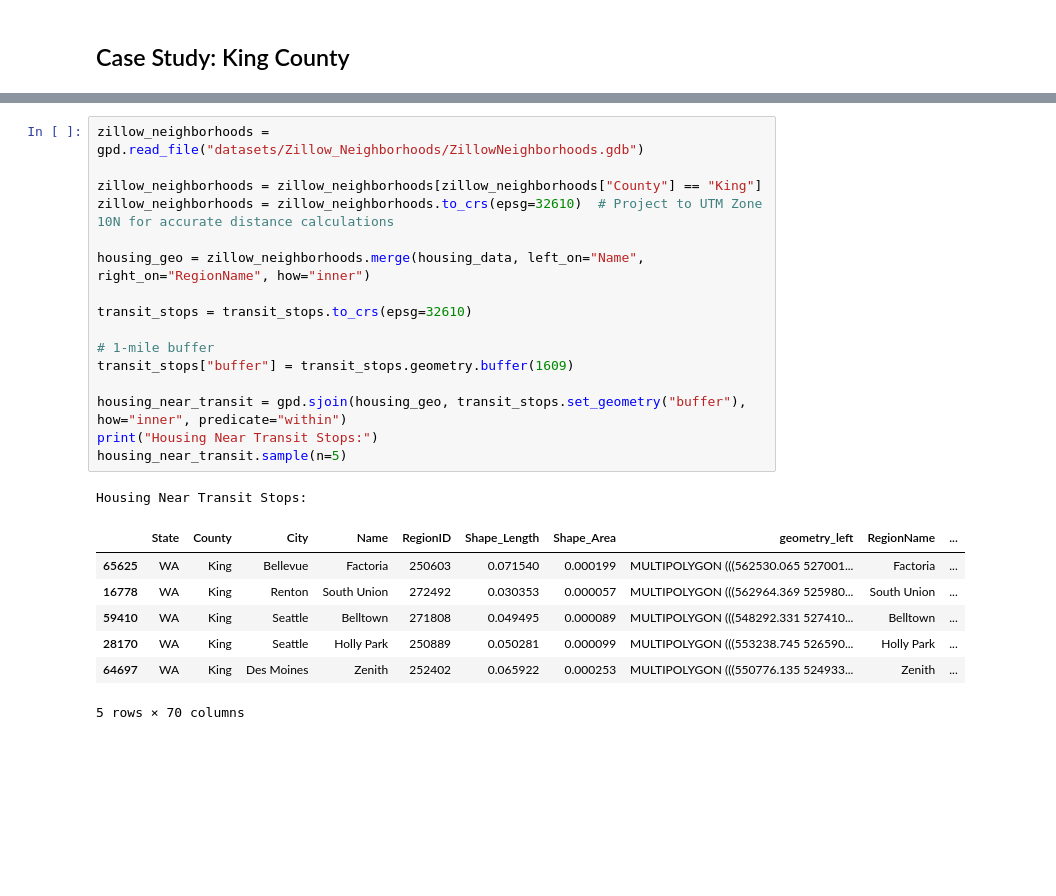
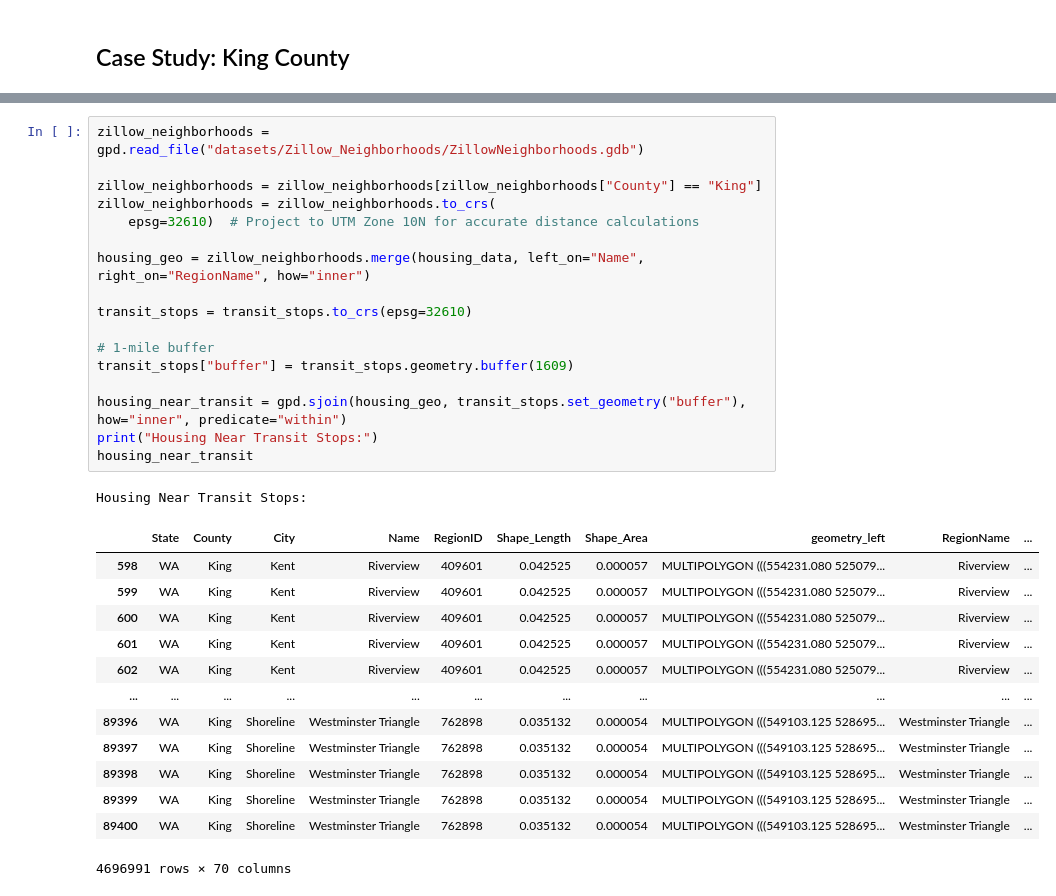
Before and after one commit to cparthiv/TSA-real-estate-analysis, a Jupyter notebook: draft.ipynb, the cells around one changed output, grey strips where cells are left out. Saved outputs shown, nothing was run; the diff lists cells and outputs as text; blank space fills up the shorter version.

```diff
--- a/draft.ipynb
+++ b/draft.ipynb
@@ -137,25 +139,32 @@ Cleaned Demographics Data:
 # %%
 zillow_neighborhoods = gpd.read_file("datasets/Zillow_Neighborhoods/ZillowNeighborhoods.gdb")
 
 zillow_neighborhoods = zillow_neighborhoods[zillow_neighborhoods["County"] == "King"]
-zillow_neighborhoods = zillow_neighborhoods.to_crs(epsg=32610)  # Project to UTM Zone 10N for accurate distance calculations
+zillow_neighborhoods = zillow_neighborhoods.to_crs(
+    epsg=32610)  # Project to UTM Zone 10N for accurate distance calculations
 
 housing_geo = zillow_neighborhoods.merge(housing_data, left_on="Name", right_on="RegionName", how="inner")
 
 transit_stops = transit_stops.to_crs(epsg=32610)
 
 # 1-mile buffer
 transit_stops["buffer"] = transit_stops.geometry.buffer(1609)
 
 housing_near_transit = gpd.sjoin(housing_geo, transit_stops.set_geometry("buffer"), how="inner", predicate="within")
 print("Housing Near Transit Stops:")
-housing_near_transit.sample(n=5)
+housing_near_transit
 # %% [output]
 Housing Near Transit Stops:
 |  | State | County | City | Name | RegionID | Shape_Length | Shape_Area | geometry_left | RegionName | ... |
-| 65625 | WA | King | Bellevue | Factoria | 250603 | 0.071540 | 0.000199 | MULTIPOLYGON (((562530.065 527001... | Factoria | ... |
-| 16778 | WA | King | Renton | South Union | 272492 | 0.030353 | 0.000057 | MULTIPOLYGON (((562964.369 525980... | South Union | ... |
-| 59410 | WA | King | Seattle | Belltown | 271808 | 0.049495 | 0.000089 | MULTIPOLYGON (((548292.331 527410... | Belltown | ... |
-| 28170 | WA | King | Seattle | Holly Park | 250889 | 0.050281 | 0.000099 | MULTIPOLYGON (((553238.745 526590... | Holly Park | ... |
-| 64697 | WA | King | Des Moines | Zenith | 252402 | 0.065922 | 0.000253 | MULTIPOLYGON (((550776.135 524933... | Zenith | ... |
+| 598 | WA | King | Kent | Riverview | 409601 | 0.042525 | 0.000057 | MULTIPOLYGON (((554231.080 525079... | Riverview | ... |
+| 599 | WA | King | Kent | Riverview | 409601 | 0.042525 | 0.000057 | MULTIPOLYGON (((554231.080 525079... | Riverview | ... |
+| 600 | WA | King | Kent | Riverview | 409601 | 0.042525 | 0.000057 | MULTIPOLYGON (((554231.080 525079... | Riverview | ... |
+| 601 | WA | King | Kent | Riverview | 409601 | 0.042525 | 0.000057 | MULTIPOLYGON (((554231.080 525079... | Riverview | ... |
+| 602 | WA | King | Kent | Riverview | 409601 | 0.042525 | 0.000057 | MULTIPOLYGON (((554231.080 525079... | Riverview | ... |
+| ... | ... | ... | ... | ... | ... | ... | ... | ... | ... | ... |
+| 89396 | WA | King | Shoreline | Westminster Triangle | 762898 | 0.035132 | 0.000054 | MULTIPOLYGON (((549103.125 528695... | Westminster Triangle | ... |
+| 89397 | WA | King | Shoreline | Westminster Triangle | 762898 | 0.035132 | 0.000054 | MULTIPOLYGON (((549103.125 528695... | Westminster Triangle | ... |
+| 89398 | WA | King | Shoreline | Westminster Triangle | 762898 | 0.035132 | 0.000054 | MULTIPOLYGON (((549103.125 528695... | Westminster Triangle | ... |
+| 89399 | WA | King | Shoreline | Westminster Triangle | 762898 | 0.035132 | 0.000054 | MULTIPOLYGON (((549103.125 528695... | Westminster Triangle | ... |
+| 89400 | WA | King | Shoreline | Westminster Triangle | 762898 | 0.035132 | 0.000054 | MULTIPOLYGON (((549103.125 528695... | Westminster Triangle | ... |
-5 rows × 70 columns
+4696991 rows × 70 columns
```
Also changed, not shown: parts of 10 cells of this notebook.
